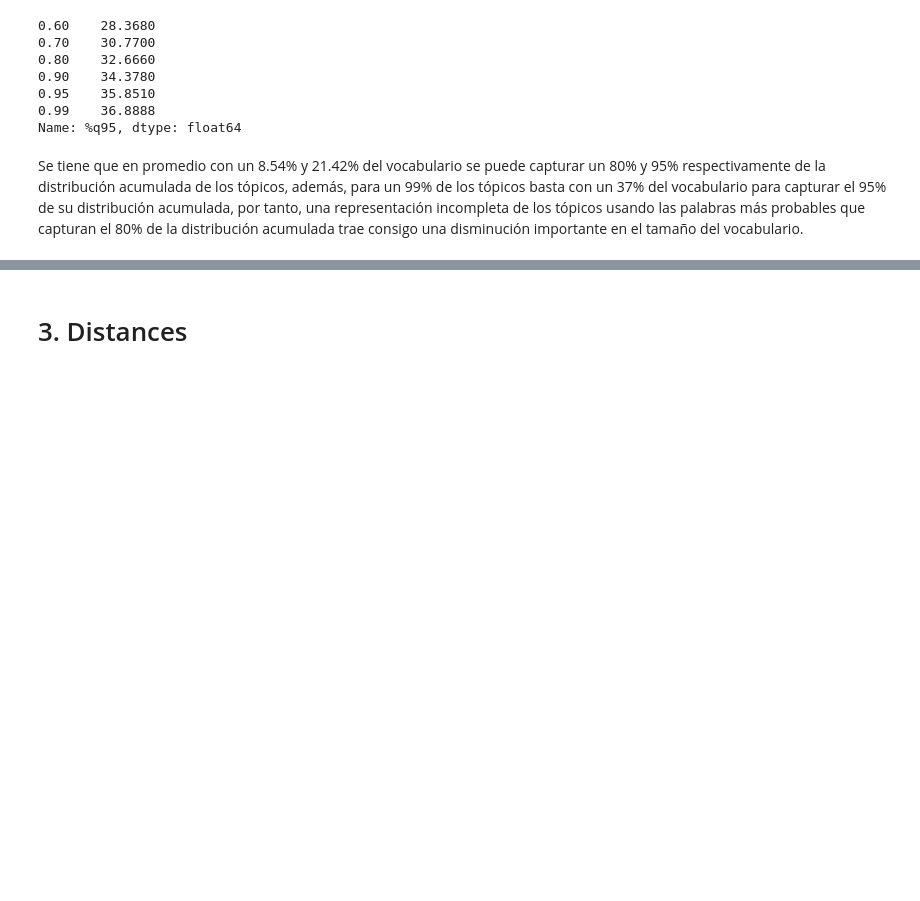
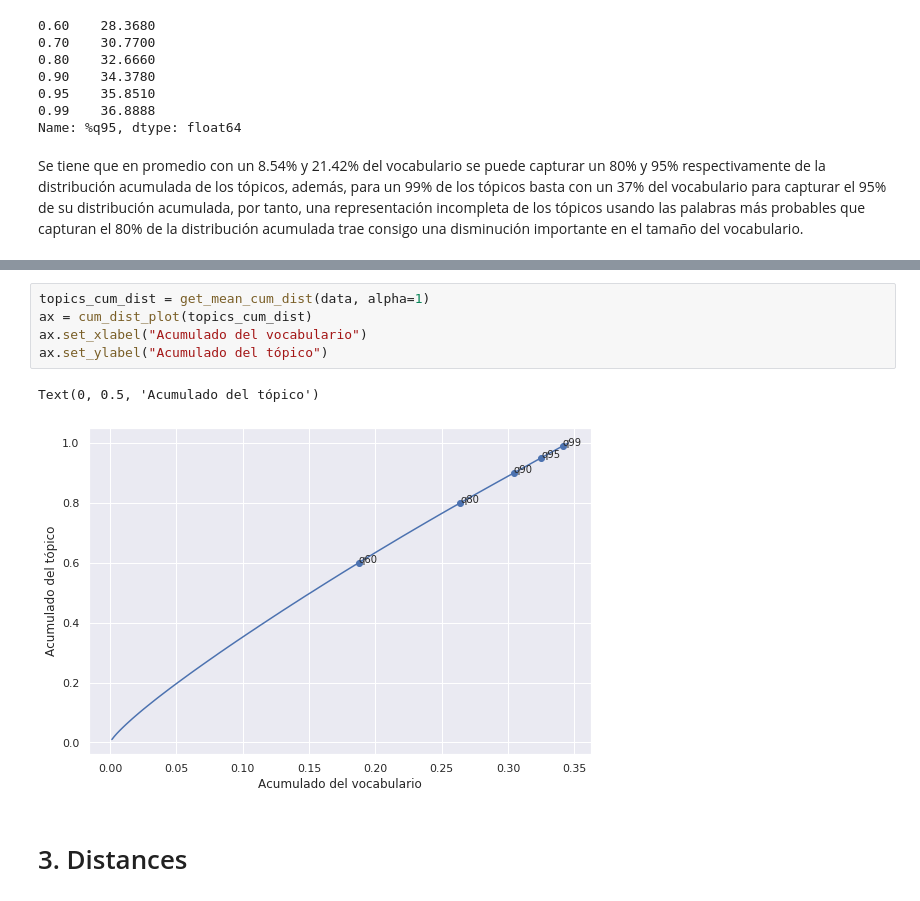
Before and after one commit to dgarridoa/tesis, a Jupyter notebook: dhdp/wmd_analysis.ipynb, the cells around one changed output, grey strips where cells are left out. Drawn from its saved outputs; the diff is of its cells as text; blank space fills up the shorter version.

```diff
--- a/dhdp/wmd_analysis.ipynb
+++ b/dhdp/wmd_analysis.ipynb
@@ -170,3 +201,11 @@ Se tiene que en promedio con un 8.54% y 21.42% del vocabulario se puede capturar
+# %%
+topics_cum_dist = get_mean_cum_dist(data, alpha=1)
+ax = cum_dist_plot(topics_cum_dist)
+ax.set_xlabel("Acumulado del vocabulario")
+ax.set_ylabel("Acumulado del tópico")
+# %% [output]
+Text(0, 0.5, 'Acumulado del tópico')
+[figure, added]
 # %% [markdown]
 # 3. Distances
 # %%
```
Also changed, not shown: parts of 9 cells of this notebook, 1 other file.
